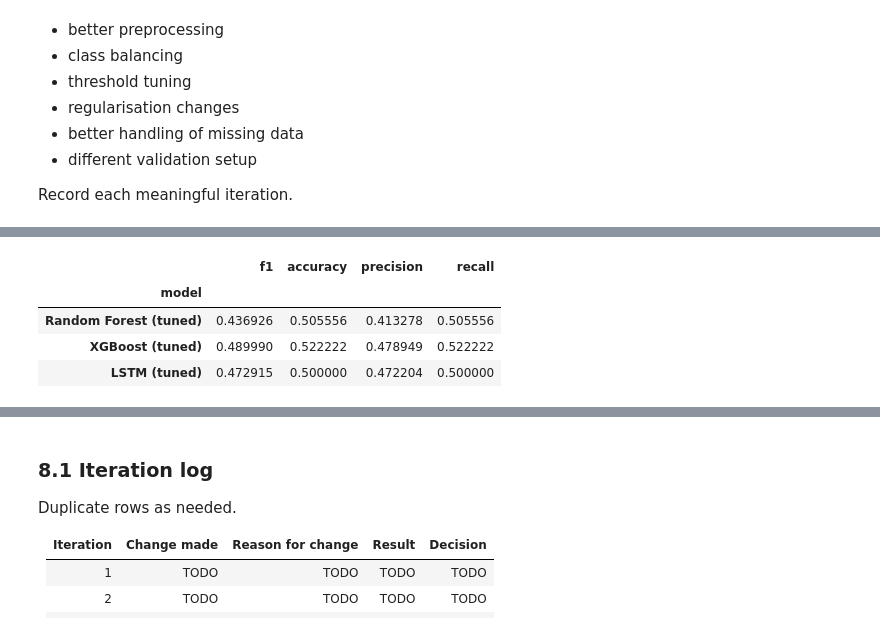
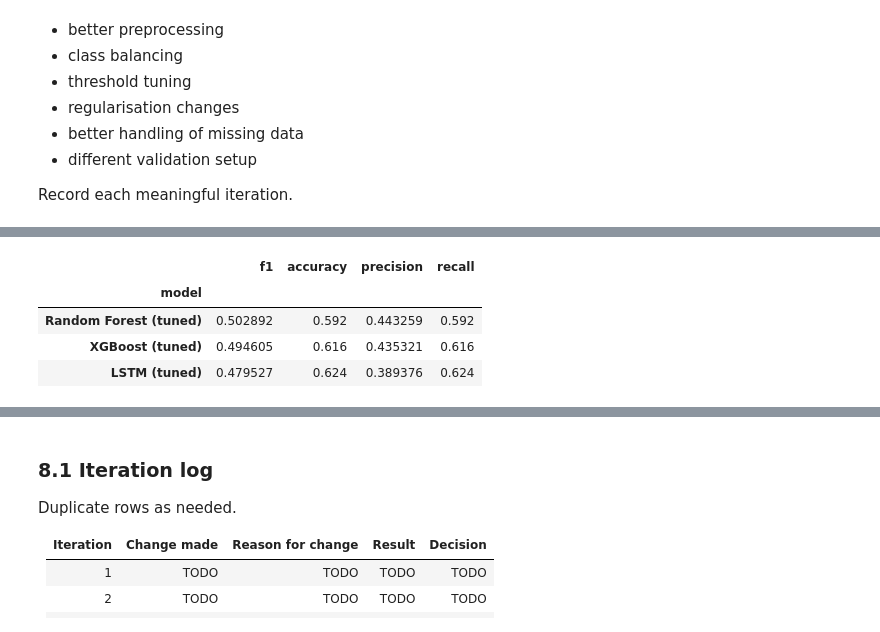
Before and after one commit to TimurKambarov/MSFT_Forecaster, a Jupyter notebook: datalabtasks_deliverables/Task 10 Machine Learning Model Development/timur/model_training_notebook_template_3_class.ipynb, the cells around one changed output, grey strips where cells are left out. Saved outputs shown, nothing was run; the diff lists cells and outputs as text; code cells hidden in the pictures.

```diff
--- a/datalabtasks_deliverables/Task 10 Machine Learning Model Development/timur/model_training_notebook_template_3_class.ipynb
+++ b/datalabtasks_deliverables/Task 10 Machine Learning Model Development/timur/model_training_notebook_template_3_class.ipynb
@@ -153,6 +153,6 @@ None
 | 4 | 2015-02-23 | 43.70 | 44.1900 | 43.65 | 44.150 | 32518754.0 | 1200.300049 | 49.450001 | 14.56 | 174.911667 |
 # %%
 # include rows with date only past January 1, 2024
-df = df[df['Date'] >= '2023-01-01']
+df = df[df['Date'] >= '2015-01-01']
 print(df.shape)
 # %% [output]
@@ -221,7 +221,7 @@ Explain the preprocessing choices you made.
 **Write-up**
 > TODO
 # %%
-def engineer_features(df: pd.DataFrame, threshold: float = 0.005) -> pd.DataFrame:
+def engineer_features(df: pd.DataFrame, threshold: float = 0.01) -> pd.DataFrame:
     """Engineer scale-invariant features for MSFT direction prediction.
 
     All features use only data available at market close on day t,
@@ -682,7 +683,7 @@ from xgboost import XGBClassifier
 xgb = XGBClassifier(
     n_estimators=100,
     max_depth=4,
-    learning_rate=0.05,
+    learning_rate=0.001,
     subsample=0.8,
     colsample_bytree=0.8,
     objective="multi:softmax",
@@ -695,10 +696,10 @@ xgb.fit(X_train_scaled, y_train)
 xgb_pred = xgb.predict(X_test_scaled).astype(int)
 
 xgb_metrics = {
-    "f1": f1_score(y_test, xgb_pred, average="weighted"),
+    "f1": f1_score(y_test, xgb_pred, average="macro"),
     "accuracy": accuracy_score(y_test, xgb_pred),
-    "precision": precision_score(y_test, xgb_pred, average="weighted", zero_division=0),
-    "recall": recall_score(y_test, xgb_pred, average="weighted"),
+    "precision": precision_score(y_test, xgb_pred, average="macro", zero_division=0),
+    "recall": recall_score(y_test, xgb_pred, average="macro"),
 }
 print("XGBoost Performance:")
 print(classification_report(
@@ -1139,42 +1162,42 @@ lstm_tuned.fit(
     epochs=20,
     batch_size=lstm_best_params.get("batch_size", 32),
     verbose=0,
 )
 
 rf_tuned_pred = rf_tuned.predict(X_test_scaled)
 xgb_tuned_pred = xgb_tuned.predict(X_test_scaled).astype(int)
 lstm_tuned_pred = np.argmax(lstm_tuned.predict(X_test_seq_best, verbose=0), axis=1)
 
 rf_tuned_metrics = {
-    "f1": f1_score(y_test, rf_tuned_pred, average="weighted"),
+    "f1": f1_score(y_test, rf_tuned_pred, average="macro"),
     "accuracy": accuracy_score(y_test, rf_tuned_pred),
-    "precision": precision_score(y_test, rf_tuned_pred, average="weighted", zero_division=0),
-    "recall": recall_score(y_test, rf_tuned_pred, average="weighted"),
+    "precision": precision_score(y_test, rf_tuned_pred, average="macro", zero_division=0),
+    "recall": recall_score(y_test, rf_tuned_pred, average="macro"),
 }
 
 xgb_tuned_metrics = {
-    "f1": f1_score(y_test, xgb_tuned_pred, average="weighted"),
+    "f1": f1_score(y_test, xgb_tuned_pred, average="macro"),
     "accuracy": accuracy_score(y_test, xgb_tuned_pred),
-    "precision": precision_score(y_test, xgb_tuned_pred, average="weighted", zero_division=0),
-    "recall": recall_score(y_test, xgb_tuned_pred, average="weighted"),
+    "precision": precision_score(y_test, xgb_tuned_pred, average="macro", zero_division=0),
+    "recall": recall_score(y_test, xgb_tuned_pred, average="macro"),
 }
 
 lstm_tuned_metrics = {
-    "f1": f1_score(y_test_seq_best, lstm_tuned_pred, average="weighted"),
+    "f1": f1_score(y_test_seq_best, lstm_tuned_pred, average="macro"),
     "accuracy": accuracy_score(y_test_seq_best, lstm_tuned_pred),
-    "precision": precision_score(y_test_seq_best, lstm_tuned_pred, average="weighted", zero_division=0),
-    "recall": recall_score(y_test_seq_best, lstm_tuned_pred, average="weighted"),
+    "precision": precision_score(y_test_seq_best, lstm_tuned_pred, average="macro", zero_division=0),
+    "recall": recall_score(y_test_seq_best, lstm_tuned_pred, average="macro"),
 }
 pd.DataFrame(
     [
         {"model": "Random Forest (tuned)", **rf_tuned_metrics},
         {"model": "XGBoost (tuned)", **xgb_tuned_metrics},
         {"model": "LSTM (tuned)", **lstm_tuned_metrics},
     ]
 ).set_index("model")
 # %% [output]
 |  | f1 | accuracy | precision | recall |
 | model |  |  |  |  |
-| Random Forest (tuned) | 0.436926 | 0.505556 | 0.413278 | 0.505556 |
-| XGBoost (tuned) | 0.489990 | 0.522222 | 0.478949 | 0.522222 |
-| LSTM (tuned) | 0.472915 | 0.500000 | 0.472204 | 0.500000 |
+| Random Forest (tuned) | 0.502892 | 0.592 | 0.443259 | 0.592 |
+| XGBoost (tuned) | 0.494605 | 0.616 | 0.435321 | 0.616 |
+| LSTM (tuned) | 0.479527 | 0.624 | 0.389376 | 0.624 |
```
Also changed, not shown: parts of 19 cells of this notebook, 2 other files.
